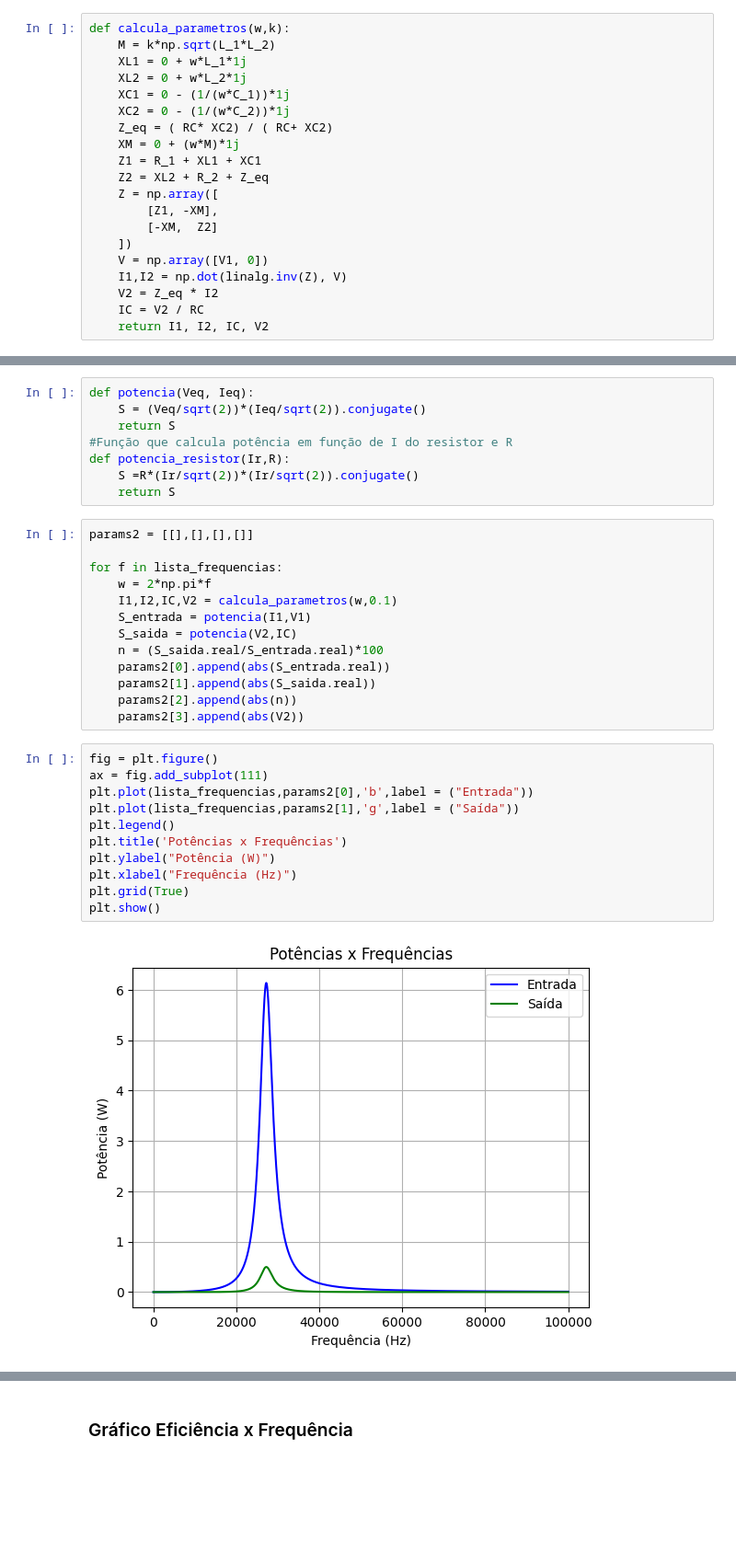
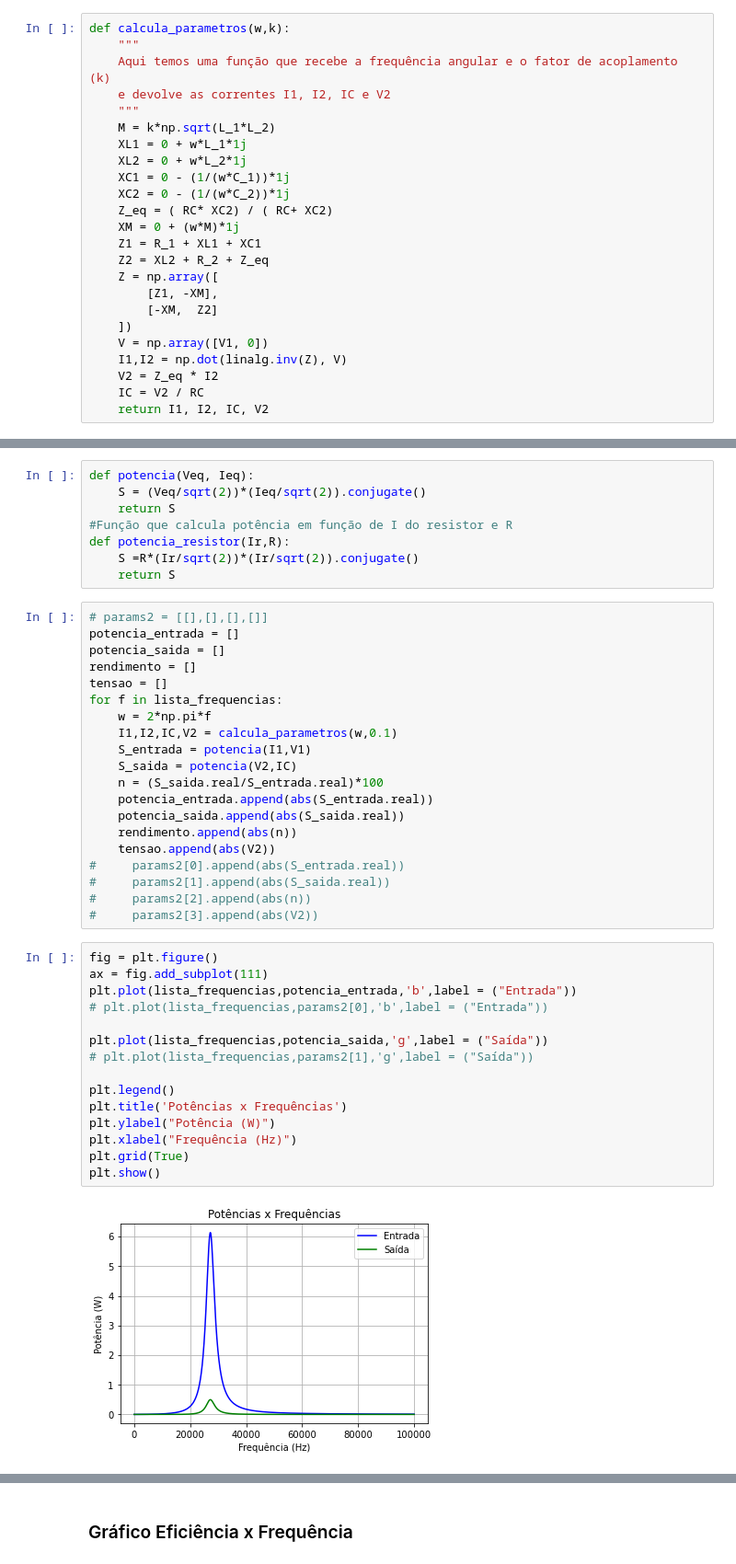
Before and after one commit to PedroPauloMorenoCamargo/Projeto_Eletromag, a Jupyter notebook: Parte_Teorica2.ipynb, the cells around one changed output, grey strips where cells are left out. Shown at 92% size. Saved outputs shown, nothing was run; the diff lists cells and outputs as text; blank space fills up the shorter version.

```diff
--- a/Parte_Teorica2.ipynb
+++ b/Parte_Teorica2.ipynb
@@ -44,5 +48,9 @@ Frequência de ressonância : 27119.93 Hz
 # %%
 def calcula_parametros(w,k):
+    """
+    Aqui temos uma função que recebe a frequência angular e o fator de acoplamento (k)
+    e devolve as correntes I1, I2, IC e V2
+    """
     M = k*np.sqrt(L_1*L_2)
     XL1 = 0 + w*L_1*1j
     XL2 = 0 + w*L_2*1j
@@ -102,28 +124,39 @@ def potencia_resistor(Ir,R):
     S =R*(Ir/sqrt(2))*(Ir/sqrt(2)).conjugate()
     return S
 # %%
-params2 = [[],[],[],[]]
-
+# params2 = [[],[],[],[]]
+potencia_entrada = []
+potencia_saida = []
+rendimento = []
+tensao = []
 for f in lista_frequencias:
     w = 2*np.pi*f
     I1,I2,IC,V2 = calcula_parametros(w,0.1)
     S_entrada = potencia(I1,V1)
     S_saida = potencia(V2,IC)
     n = (S_saida.real/S_entrada.real)*100
-    params2[0].append(abs(S_entrada.real))
-    params2[1].append(abs(S_saida.real))
-    params2[2].append(abs(n))
-    params2[3].append(abs(V2))
+    potencia_entrada.append(abs(S_entrada.real))
+    potencia_saida.append(abs(S_saida.real))
+    rendimento.append(abs(n))
+    tensao.append(abs(V2))
+#     params2[0].append(abs(S_entrada.real))
+#     params2[1].append(abs(S_saida.real))
+#     params2[2].append(abs(n))
+#     params2[3].append(abs(V2))
 # %%
 fig = plt.figure()
 ax = fig.add_subplot(111)
-plt.plot(lista_frequencias,params2[0],'b',label = ("Entrada"))
-plt.plot(lista_frequencias,params2[1],'g',label = ("Saída"))
+plt.plot(lista_frequencias,potencia_entrada,'b',label = ("Entrada"))
+# plt.plot(lista_frequencias,params2[0],'b',label = ("Entrada"))
+
+plt.plot(lista_frequencias,potencia_saida,'g',label = ("Saída"))
+# plt.plot(lista_frequencias,params2[1],'g',label = ("Saída"))
+
 plt.legend()
 plt.title('Potências x Frequências')
 plt.ylabel("Potência (W)")
 plt.xlabel("Frequência (Hz)")
 plt.grid(True)
 plt.show()
 # %% [output]
-[figure, old version]
+[figure, new version]
```
Also changed, not shown: parts of 26 cells of this notebook.
